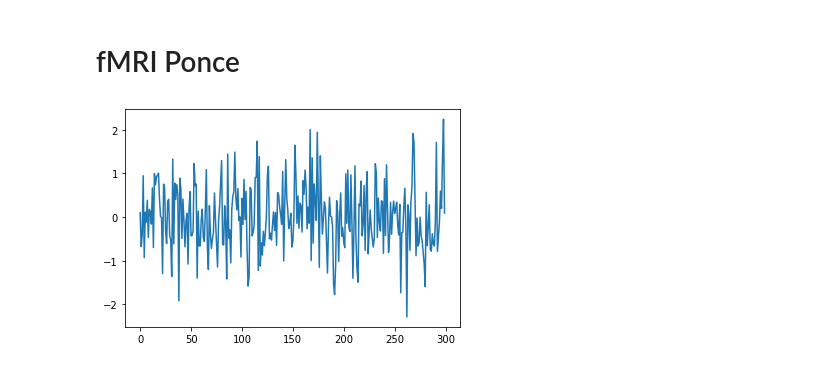
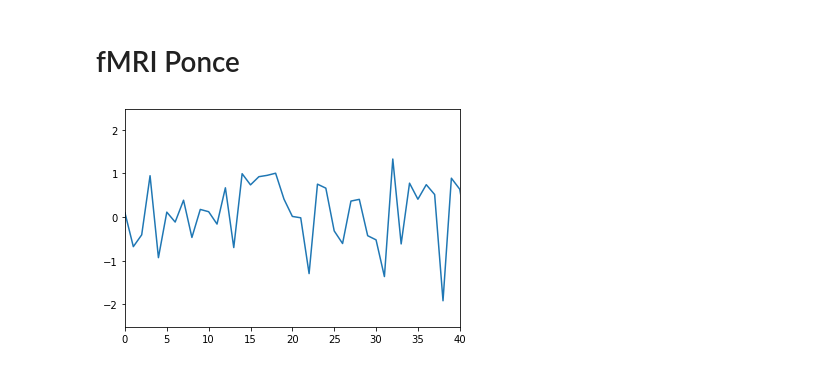
Before and after one commit to tommaso-bertola/TesiTriennale, a Jupyter notebook: Code/Datasets.ipynb, the cells around one changed output. Saved outputs shown, nothing was run; the diff lists cells and outputs as text; code cells hidden in the pictures.

```diff
--- a/Code/Datasets.ipynb
+++ b/Code/Datasets.ipynb
@@ -132,6 +132,7 @@ plt.show()
 # %%
 signal=np.loadtxt("../Data/fMRI/subj1_block1.txt")
 plt.plot(signal[:,0])
+plt.xlim(0,40)
 plt.show()
 # %% [output]
-[figure, old version]
+[figure, new version]
```
Also changed, not shown: 6 other files.
